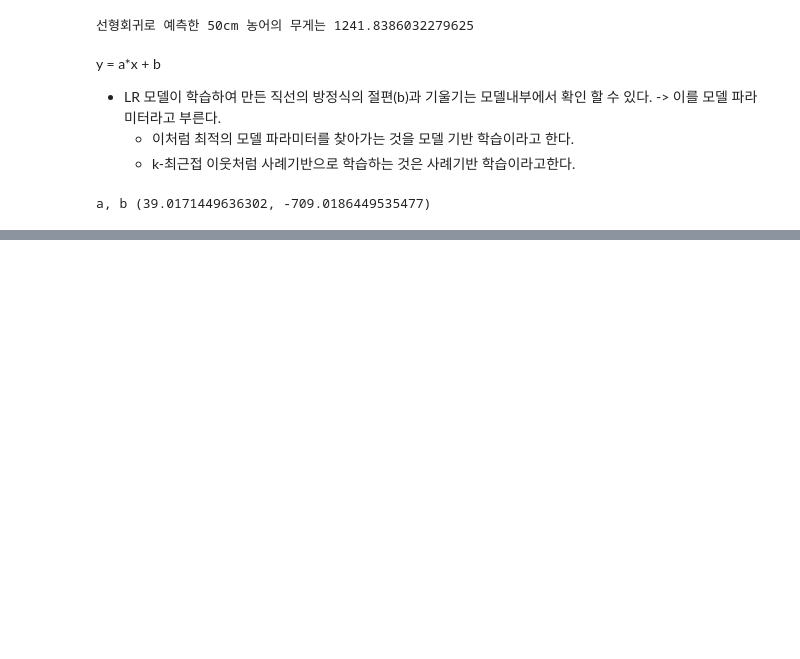
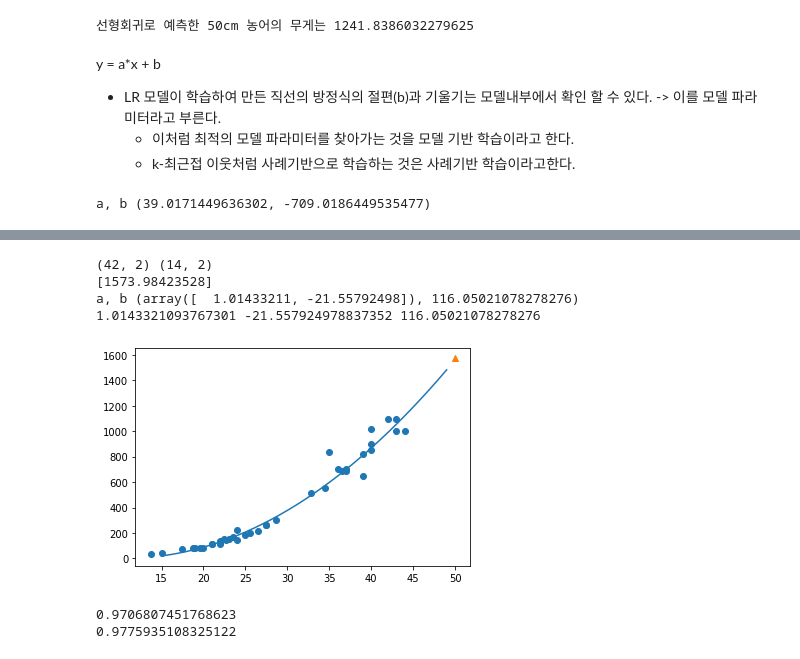
Before and after one commit to padawanR0k/summary, a Jupyter notebook: ML/2_regression.ipynb, the cells around one changed output, grey strips where cells are left out. Drawn from its saved outputs; the diff is of its cells as text; code cells hidden in the pictures; blank space fills up the shorter version.

```diff
--- a/ML/2_regression.ipynb
+++ b/ML/2_regression.ipynb
@@ -203,0 +220,34 @@ a, b (39.0171449636302, -709.0186449535477)
+# %%
+
+train_poly = np.column_stack((train_X ** 2, train_X))
+test_poly = np.column_stack((test_X ** 2, test_X))
+print(train_poly.shape, test_poly.shape) # [[제곱, 원래값],[제곱, 원래값], ...] 해당값으로 다시훈련시켜보자
+
+lr2 = LinearRegression()
+lr2.fit(train_poly, train_Y)
+print(lr2.predict([[big_fish[0] ** 2, big_fish[0]]]))
+print(f'a, b {lr2.coef_, lr2.intercept_}') # coefficient 계수or가중치라고 불린다.
+
+def vis_graph(X, Y, lr):
+  print(lr.coef_[0], lr.coef_[1], lr.intercept_)
+  point = np.arange(15, 50)
+  plt.scatter(X, Y)
+  # 15~50 까지의 다항 식
+  # plt.plot(point, lr.coef_[0]*point ** 2 - lr.coef_[1] * point + lr.intercept_)
+  plt.plot(point, 1.01*point ** 2 - 21.6 * point + 116.05)
+  #  50cm자리 1574 무게의 송어데이터
+  plt.scatter([50], [1574], marker="^")
+  plt.show()
+
+vis_graph(train_X, train_Y, lr2)
+
+print(lr2.score(train_poly, train_Y))
+print(lr2.score(test_poly, test_Y))
+# %% [output]
+(42, 2) (14, 2)
+[1573.98423528]
+a, b (array([  1.01433211, -21.55792498]), 116.05021078278276)
+1.0143321093767301 -21.557924978837352 116.05021078278276
+[figure, added]
+0.9706807451768623
+0.9775935108325122
```
Also changed, not shown: parts of 4 cells of this notebook, 3 other files.
